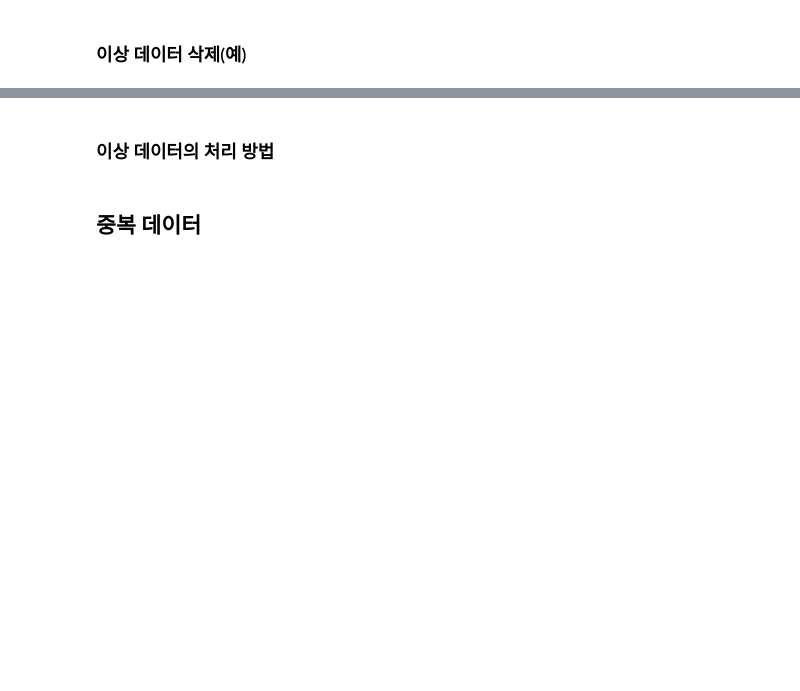
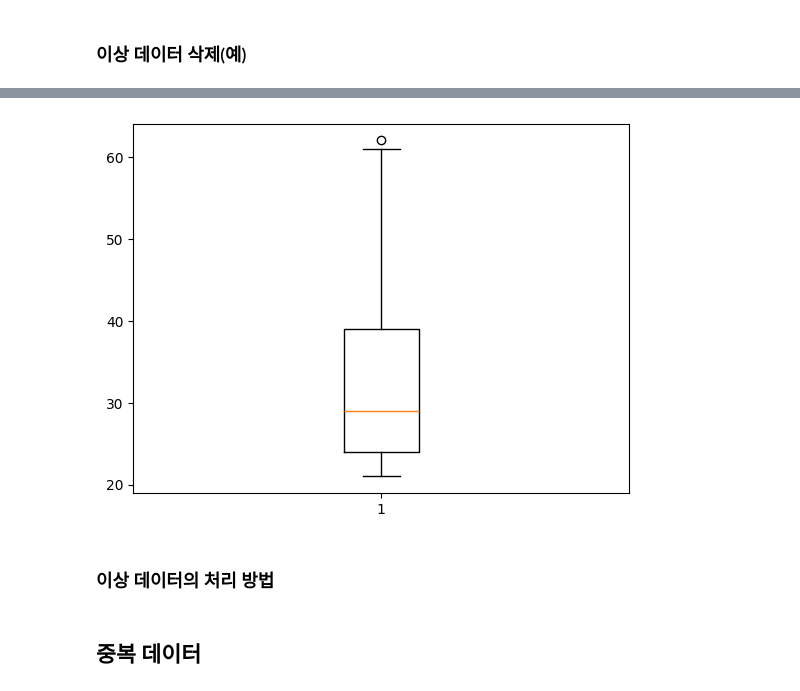
Before and after one commit to geolee1/KUS_BigData_2023, a Jupyter notebook: DataCleansing/datacleansing.ipynb, the cells around one changed output, grey strips where cells are left out. Drawn from its saved outputs; the diff is of its cells as text; code cells hidden in the pictures; blank space fills up the shorter version.

```diff
--- a/DataCleansing/datacleansing.ipynb
+++ b/DataCleansing/datacleansing.ipynb
@@ -39,3 +148,10 @@
+# %%
+df2 = df.drop(df[df['나이'] > 62].index)
+# %%
+plt.boxplot(df2['나이'])
+plt.show()
+# %% [output]
+[figure, added]
 # %% [markdown]
 ### 이상 데이터의 처리 방법
 # %% [markdown]
```
Also changed, not shown: parts of 19 cells of this notebook, 6 other files.
